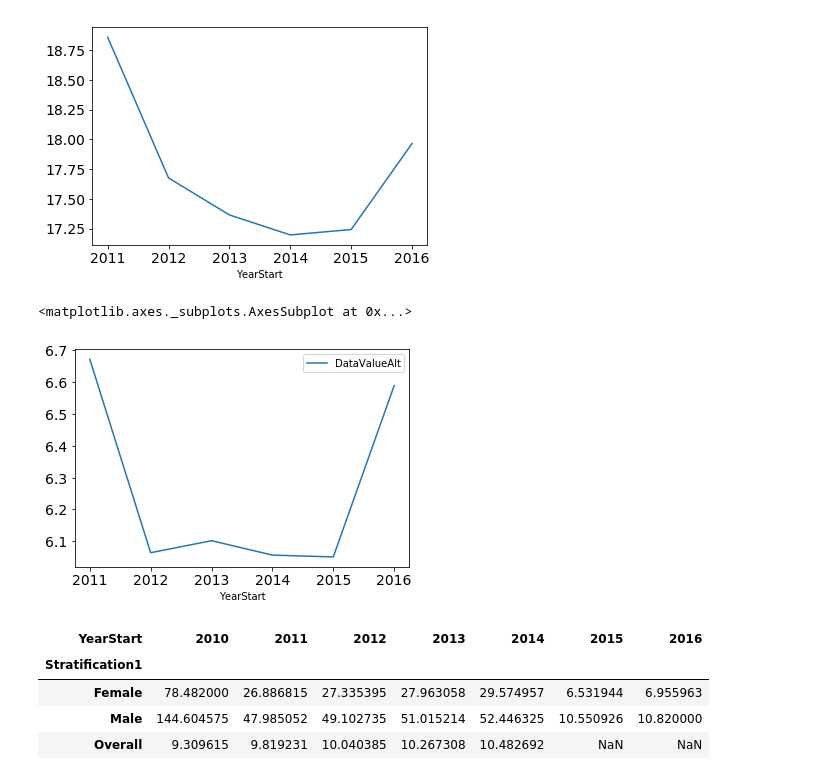
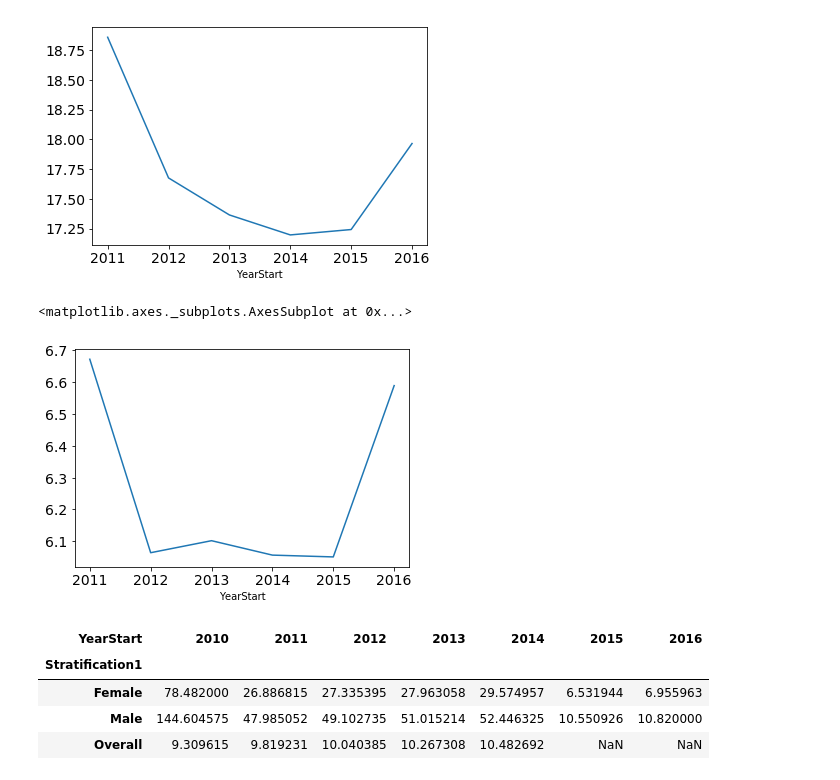
Before and after one commit to cmtaflin/Groupb2, a Jupyter notebook: Causes_Alcoholism_FINAL.ipynb, the cells around one changed output. Drawn from its saved outputs; the diff is of its cells as text; code cells hidden in the pictures.

```diff
--- a/Causes_Alcoholism_FINAL.ipynb
+++ b/Causes_Alcoholism_FINAL.ipynb
@@ -69,14 +69,14 @@ heavy_df1 = heavy_df.unstack(1)
 # %%
 ###  HEAVY_MEAN_2011_2016
 
 heavy_df2 = heavy_df.drop('United States').groupby(['YearStart']).mean()
 #heavy_df2
 
-heavy_plot = heavy_df2.plot(kind='line', y = 'YearStart', legend = True, fontsize=14,)
+heavy_plot = heavy_df2.plot(kind='line', y = 'YearStart', legend = False, fontsize=14,)
 heavy_plot
 # %% [output]
 <matplotlib.axes._subplots.AxesSubplot at 0x...>
-[figure, old version]
+[figure, new version]
 # %%
 ###   Temp Turn Off
 ###Note: I think using two individual line charts over this chart.
```
Also changed, not shown: parts of 5 cells of this notebook, 1 other file.
